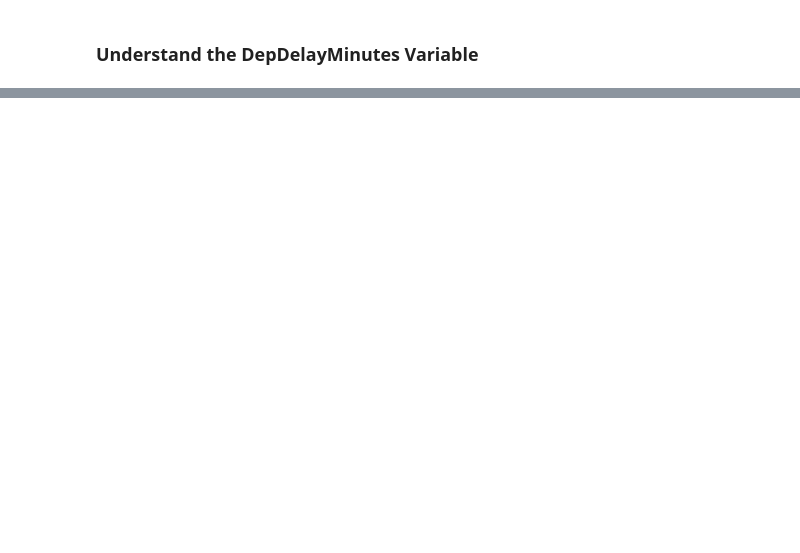
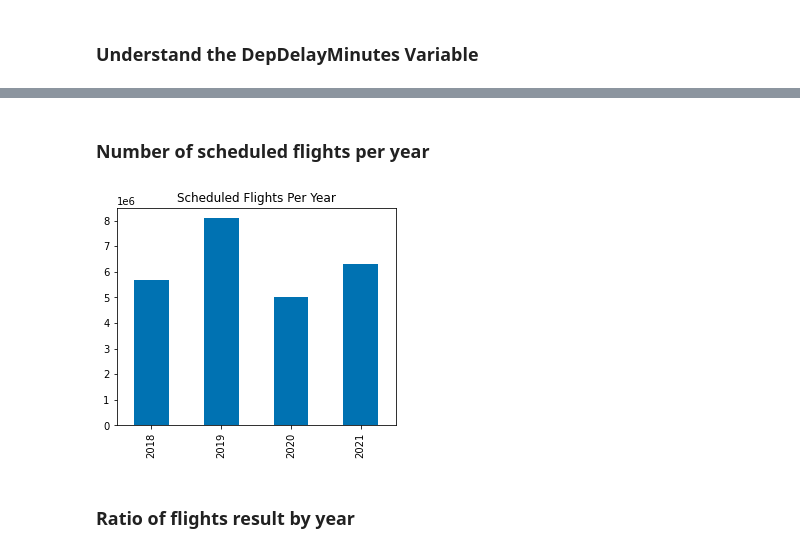
Before and after one commit to syunwi2/Flight_Delay_Prediction, a Jupyter notebook: HM_Flight_Delay_Prediction.ipynb, the cells around one changed output, grey strips where cells are left out. Cells and saved outputs as stored; diff of their text form; code cells hidden in the pictures; blank space fills up the shorter version.

```diff
--- a/HM_Flight_Delay_Prediction.ipynb
+++ b/HM_Flight_Delay_Prediction.ipynb
@@ -105,0 +153,12 @@ plt.show()
+# %% [markdown]
+### Number of scheduled flights per year
+# %%
+df["Year"] = df['FlightDate'].dt.year # Year 컬럼 생성
+df["Year"].value_counts().sort_index().plot(
+    kind="bar", figsize=(5, 4), title="Scheduled Flights Per Year"
+)
+plt.show()
+# %% [output]
+[figure, added]
+# %% [markdown]
+### Ratio of flights result by year
```
Also changed, not shown: parts of 13 cells of this notebook.
